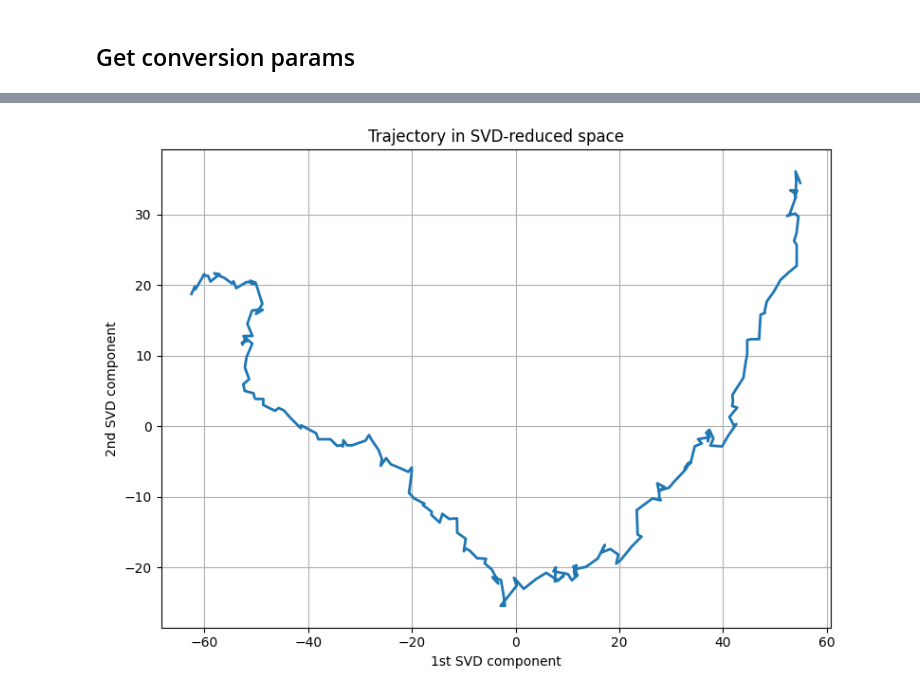
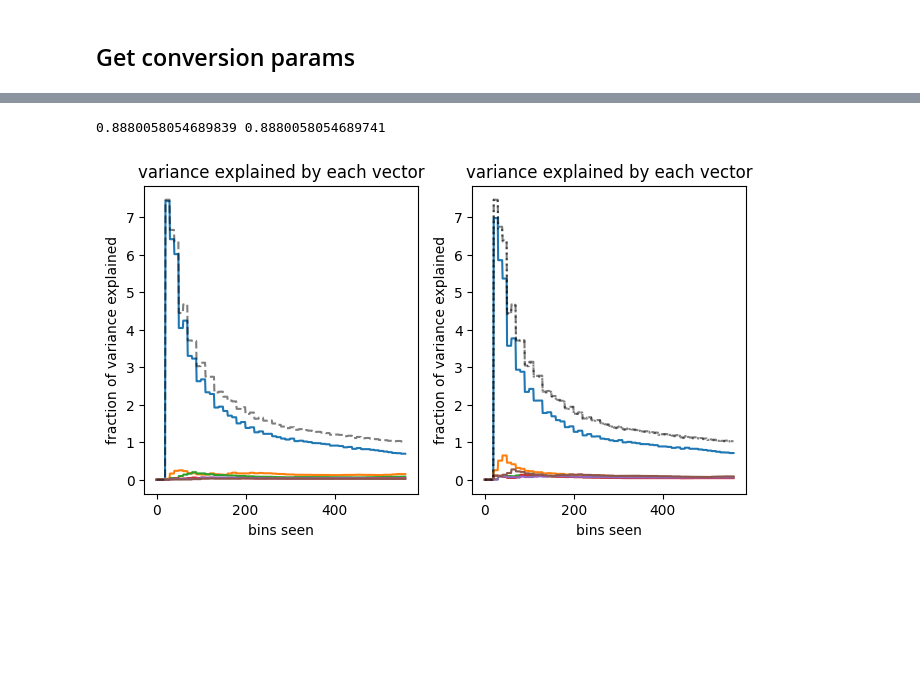
Before and after one commit to hantman-lab/realSpike, a Jupyter notebook: notebooks/pro-svd/pro-svd.ipynb, the cells around one changed output, grey strips where cells are left out. Drawn from its saved outputs; the diff is of its cells as text; code cells hidden in the pictures; blank space fills up the shorter version.

```diff
--- a/notebooks/pro-svd/pro-svd.ipynb
+++ b/notebooks/pro-svd/pro-svd.ipynb
@@ -253,17 +233,32 @@ num_iters
+# %%
+projs = [np.zeros((k, d.shape[1]-l1)) for i in range(2)]  # subtract l1 - init proj
+frac_vars = [np.zeros(projs[i].shape) for i in range(2)]
 # %%
 A_init = d[:, :l1]
-pro = proSVD(k, history=num_iters, trueSVD=True)
+pro = proSVD(k, w_len=l, w_shift=None, decay_alpha=decay, history=num_iters, trueSVD=True)
 pro.initialize(A_init)
+# %%
+for i, t in enumerate(update_times):
+    dat = d[:, t:t+l]
+    pro.updateSVD(dat, ref_basis=None)
+    # getting proj and variance explained
+    for j, basis in enumerate([pro.U, pro.Q]):
+        projs[j][:, t:t+l] = basis.T @ dat
+        curr_proj_vars = projs[j][:, :t-l1].var(axis=1)[:, np.newaxis]
+        total_vars = d[:, :t].var(axis=1)
+        frac_vars[j][:, t:t+l] = curr_proj_vars / total_vars.sum()
+    # proSVD basis derivatives
+  #  derivs[:, i] = np.linalg.norm(pro.Q_prev - pro.Q, axis=0)
 # %%
-pro.run(d, [l1])
+u, s, v = np.linalg.svd(d, full_matrices=False)
+u = u[:, :k]
+basis = pro.Q
+res1 = np.linalg.norm(basis - u @ u.T @ basis)
+res2 = np.linalg.norm(u - basis @ basis.T @ u)
 
-# u, s, v = np.linalg.svd(data, full_matrices=False)
-# u = u[:, :k]
-# basis = pro.Q
-# res1 = np.linalg.norm(basis - u @ u.T @ basis)
-# res2 = np.linalg.norm(u - basis @ basis.T @ u)
+print(res1, res2)
 
-# print(res1, res2)
-
-# fig, ax = plt.subplots()
-# ax.plot(derivs.T)
+#fig, ax = plt.subplots()
+#ax.plot(derivs.T)
+# %% [output]
+0.8880058054689839 0.8880058054689741
@@ -281,17 +265,16 @@ ax.plot(derivs.T)
 # %%
 dists = np.linalg.norm(pro.Qs - pro.Q[:, :, np.newaxis], axis=0)
-t = derivs.shape[1]
 
 fig, ax = plt.subplots(1, 3, figsize=(12,4))
-ax[0].plot(derivs[:, :t].T)
-ax[0].legend(labels=['vec{}'.format(i) for i in range(k)])
-ax[0].set(title='derivatives of proSVD basis vectors',
-          xlabel='bins seen', ylabel='1st difference of basis vectors')
 
 for j in range(2):
     ax[j+1].plot(frac_vars[j][:, :t].T)
     ax[j+1].plot(frac_vars[j].sum(axis=0)[:t], ls='--', color='k', alpha=0.5)
     ax[j+1].set(title='variance explained by each vector',
             xlabel='bins seen', ylabel='fraction of variance explained')
 
 ax[2].plot(frac_vars[0].sum(axis=0)[:t], ls=':', color='k', alpha=0.5)
+
+ax[0].remove()
+# %% [output]
+[figure, added]
@@ -366,30 +280,0 @@ for i in range(2):
-# %%
-import numpy as np
-import matplotlib.pyplot as plt
-
-# Example: synthetic data (T timepoints x N features)
-T, N = 200, 50
-np.random.seed(0)
-X = np.cumsum(np.random.randn(T, N), axis=0)  # simulated random walk
-
-# Step 1: center the data
-X_centered = X - X.mean(axis=0)
-
-# Step 2: perform SVD
-U, S, Vt = np.linalg.svd(X_centered, full_matrices=False)
-
-# Step 3: project data onto top components (trajectories)
-# Each column in U*S is a trajectory along one principal direction
-proj = U @ np.diag(S)  # shape: T x N
-
-# Step 4: plot top 2D trajectory
-plt.figure(figsize=(8, 6))
-plt.plot(proj[:, 0], proj[:, 1], lw=2)
-plt.xlabel('1st SVD component')
-plt.ylabel('2nd SVD component')
-plt.title('Trajectory in SVD-reduced space')
-plt.grid(True)
-plt.tight_layout()
-plt.show()
-# %% [output]
-[figure, removed]
```
Also changed, not shown: parts of 52 cells of this notebook, 3 other files.
